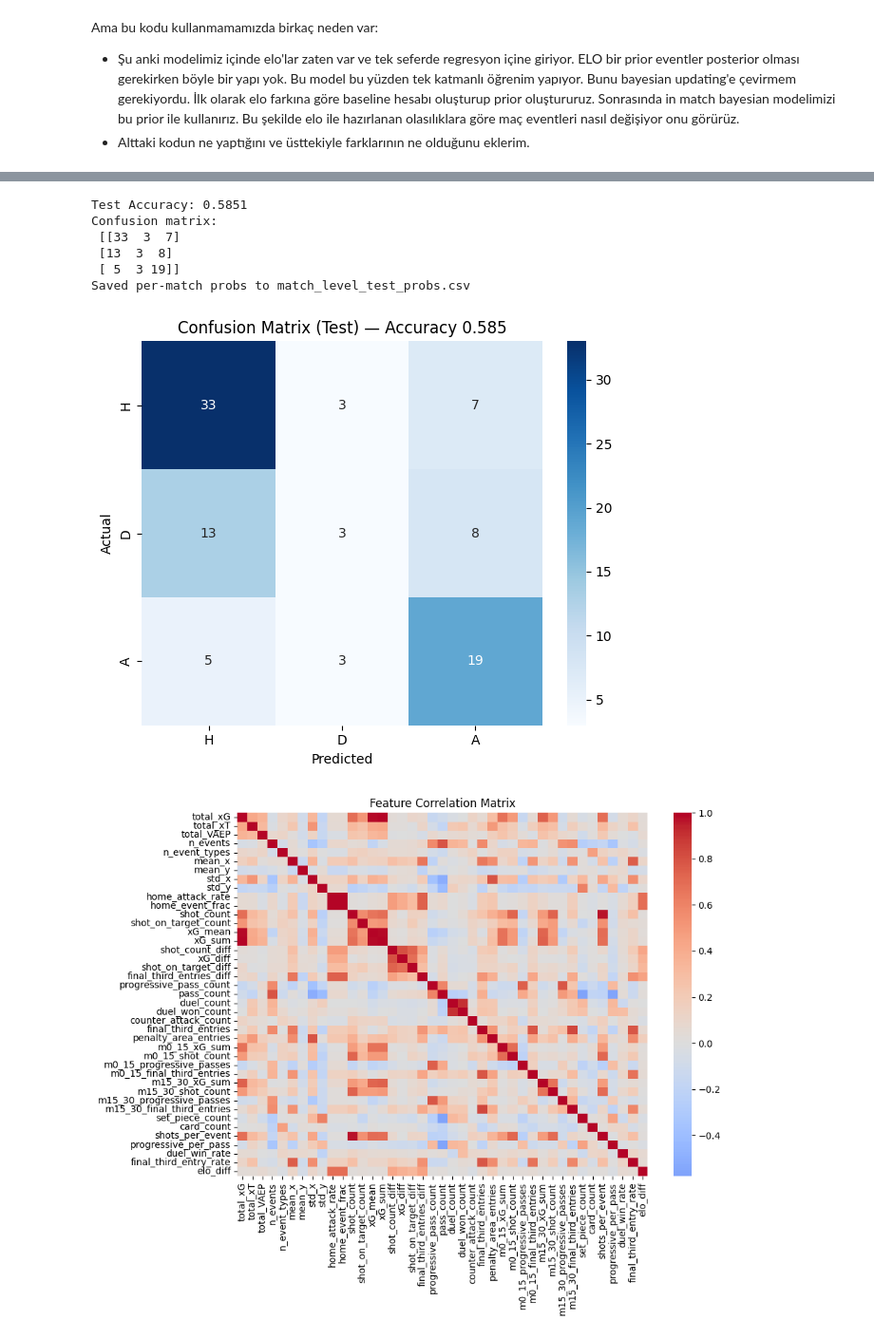
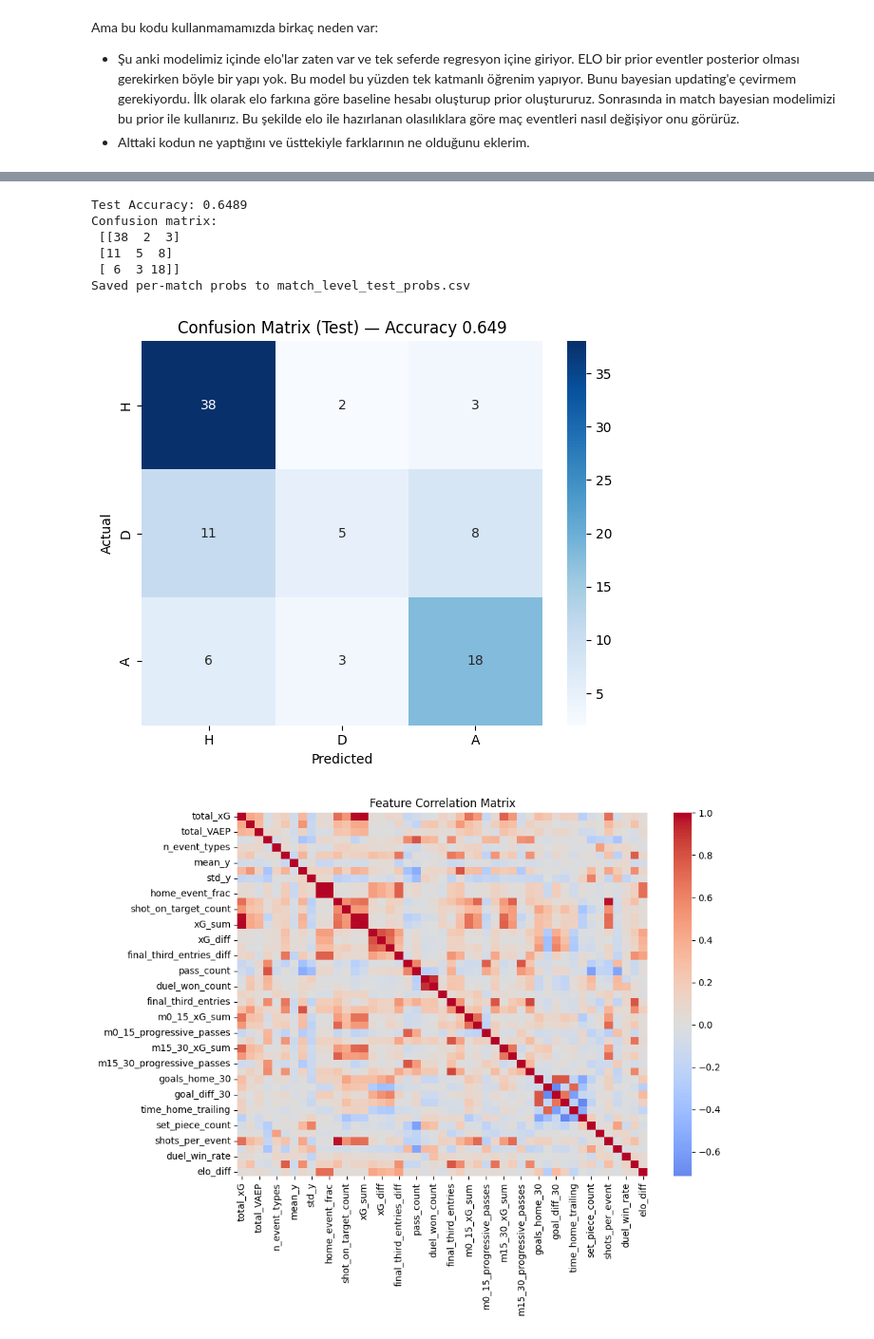
Before and after one commit to gokcnkahramn/cse-552-project, a Jupyter notebook: main.ipynb, the cells around one changed output, grey strips where cells are left out. Shown: that part at 95% size. Drawn from its saved outputs; the diff is of its cells as text; code cells hidden in the pictures.

```diff
--- a/main.ipynb
+++ b/main.ipynb
@@ -242,6 +242,32 @@ df = pd.read_csv(csv_path)
 df["xG"] = pd.to_numeric(df["xG"], errors="coerce").fillna(0.0)
 df["timestamp"] = pd.to_timedelta(df["timestamp"])
 df["end_timestamp"] = pd.to_timedelta(df["end_timestamp"])
+
+# ---------------------------
+# Running score (event-level)
+# ---------------------------
+
+# güvenli string
+result_upper = df["result"].astype(str).str.upper()
+
+df["is_goal"] = (result_upper == "GOAL").astype(int)
+
+# home goals
+df["home_goal_event"] = ((df["is_goal"] == 1) & (df["is_home"] == 1)).astype(int)
+df["away_goal_event"] = ((df["is_goal"] == 1) & (df["is_home"] == 0)).astype(int)
+
+df["home_goals"] = df.groupby("matchId")["home_goal_event"].cumsum()
+df["away_goals"] = df.groupby("matchId")["away_goal_event"].cumsum()
+
+df["goal_diff"] = df["home_goals"] - df["away_goals"]
+
+df["state"] = np.where(
+    df["goal_diff"] > 0,  1,   # home leading
+    np.where(
+        df["goal_diff"] < 0, -1,  # home trailing
+        0                         # draw
+    )
+)
 
 # ---------------------------
 # 2) First 30 minutes, period 1
@@ -451,12 +477,25 @@ def aggregate_match_features(df_30,
         cards = pd.DataFrame(index=df["matchId"].unique()); cards.index.name = "matchId"
 
     # -----------------------
+    # Score-state features (FIRST 30 MINUTES)
+    # -----------------------
+    score_state = df.groupby("matchId").agg(
+        goals_home_30=("home_goals", "max"),
+        goals_away_30=("away_goals", "max"),
+        goal_diff_30=("goal_diff", "last"),
+        time_home_leading=("state", lambda s: (s == 1).mean()),
+        time_home_trailing=("state", lambda s: (s == -1).mean()),
+        time_draw=("state", lambda s: (s == 0).mean())
+    )
+
+
+    # -----------------------
     # Combine everything
     # -----------------------
     frames = [
         agg_cumsum, agg_counts, agg_coords, agg_home, possession,
         shots, shot_diff[["shot_count_diff","xG_diff","shot_on_target_diff","final_third_entries_diff"]],
-        progressive, duels, ca, spatial, seg0, seg1, setpieces, cards
+        progressive, duels, ca, spatial, seg0, seg1, score_state, setpieces, cards
     ]
 
     features = pd.concat(frames, axis=1).fillna(0.0)
@@ -748,9 +787,9 @@ Sampling 4 chains for 1_000 tune and 1_000 draw iterations (4_000 + 4_000 draws
-Test Accuracy: 0.5851
+Test Accuracy: 0.6489
 Confusion matrix:
- [[33  3  7]
- [13  3  8]
- [ 5  3 19]]
+ [[38  2  3]
+ [11  5  8]
+ [ 6  3 18]]
 Saved per-match probs to match_level_test_probs.csv
-[figure, old version]
+[figure, new version]
-[figure, old version]
+[figure, new version]
 Example first 30 test matches with predicted probs:
```
Also changed, not shown: parts of 4 cells of this notebook, 1 other file.
